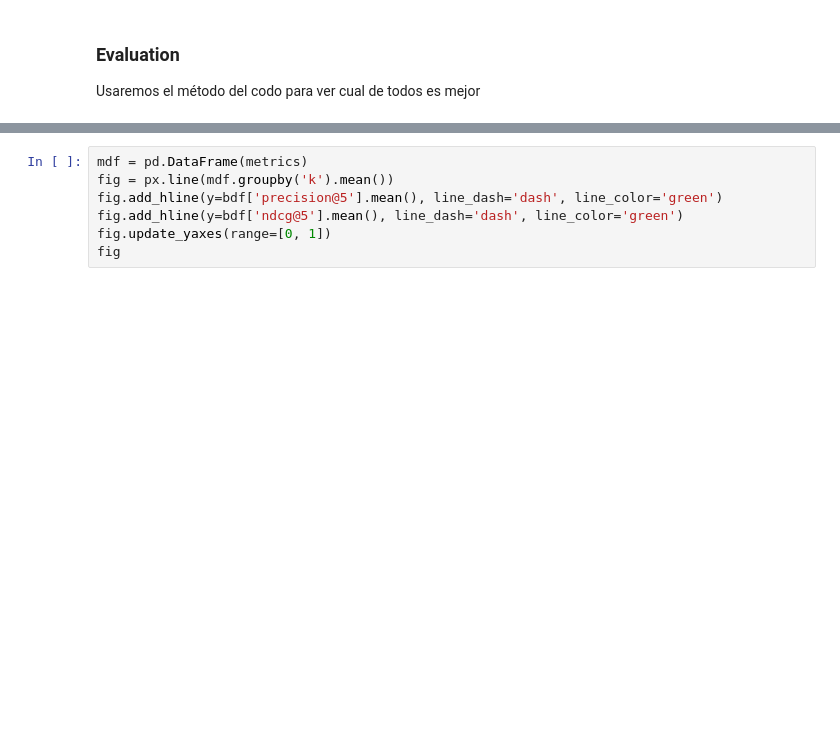
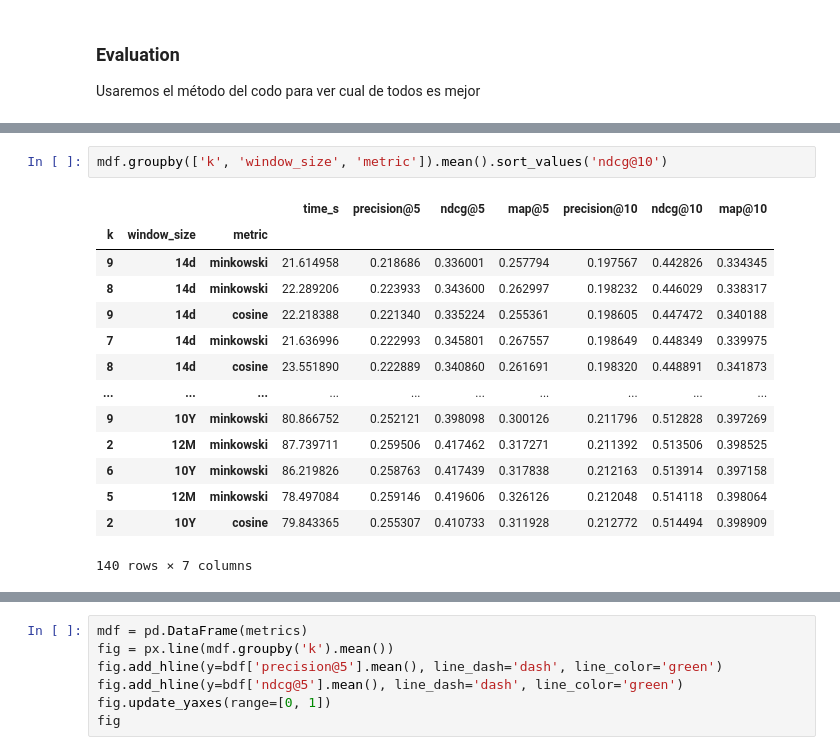
Before and after one commit to daviddavo/upm-tfm-notebooks, a Jupyter notebook: 11_pln-tune.ipynb, the cells around one changed output, grey strips where cells are left out. Drawn from its saved outputs; the diff is of its cells as text; blank space fills up the shorter version.

```diff
--- a/11_pln-tune.ipynb
+++ b/11_pln-tune.ipynb
@@ -620,3 +654,20 @@ for k in tqdm(range(1,10), desc='neighbors'):
+# %%
+mdf.groupby(['k', 'window_size', 'metric']).mean().sort_values('ndcg@10')
+# %% [output]
+|  |  |  | time_s | precision@5 | ndcg@5 | map@5 | precision@10 | ndcg@10 | map@10 |
+| k | window_size | metric |  |  |  |  |  |  |  |
+| 9 | 14d | minkowski | 21.614958 | 0.218686 | 0.336001 | 0.257794 | 0.197567 | 0.442826 | 0.334345 |
+| 8 | 14d | minkowski | 22.289206 | 0.223933 | 0.343600 | 0.262997 | 0.198232 | 0.446029 | 0.338317 |
+| 9 | 14d | cosine | 22.218388 | 0.221340 | 0.335224 | 0.255361 | 0.198605 | 0.447472 | 0.340188 |
+| 7 | 14d | minkowski | 21.636996 | 0.222993 | 0.345801 | 0.267557 | 0.198649 | 0.448349 | 0.339975 |
+| 8 | 14d | cosine | 23.551890 | 0.222889 | 0.340860 | 0.261691 | 0.198320 | 0.448891 | 0.341873 |
+| ... | ... | ... | ... | ... | ... | ... | ... | ... | ... |
+| 9 | 10Y | minkowski | 80.866752 | 0.252121 | 0.398098 | 0.300126 | 0.211796 | 0.512828 | 0.397269 |
+| 2 | 12M | minkowski | 87.739711 | 0.259506 | 0.417462 | 0.317271 | 0.211392 | 0.513506 | 0.398525 |
+| 6 | 10Y | minkowski | 86.219826 | 0.258763 | 0.417439 | 0.317838 | 0.212163 | 0.513914 | 0.397158 |
+| 5 | 12M | minkowski | 78.497084 | 0.259146 | 0.419606 | 0.326126 | 0.212048 | 0.514118 | 0.398064 |
+| 2 | 10Y | cosine | 79.843365 | 0.255307 | 0.410733 | 0.311928 | 0.212772 | 0.514494 | 0.398909 |
+140 rows × 7 columns
 # %%
 mdf = pd.DataFrame(metrics)
 ax = sns.lineplot(mdf.groupby('k').mean()[['precision@5', 'ndcg@5', 'knnUsage@5', 'ndcg@10']])
```
Also changed, not shown: parts of 10 cells of this notebook, 1 other file.
